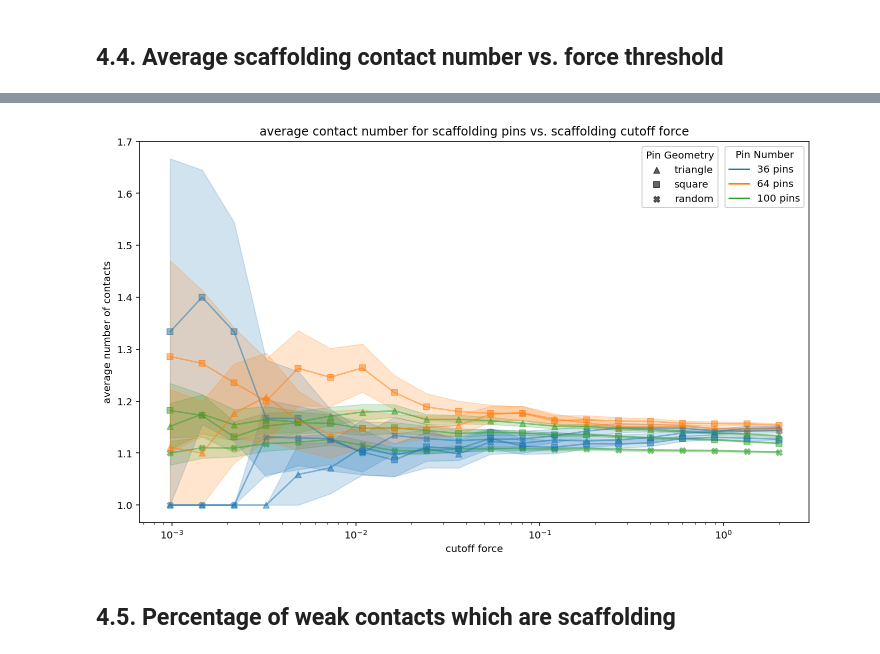
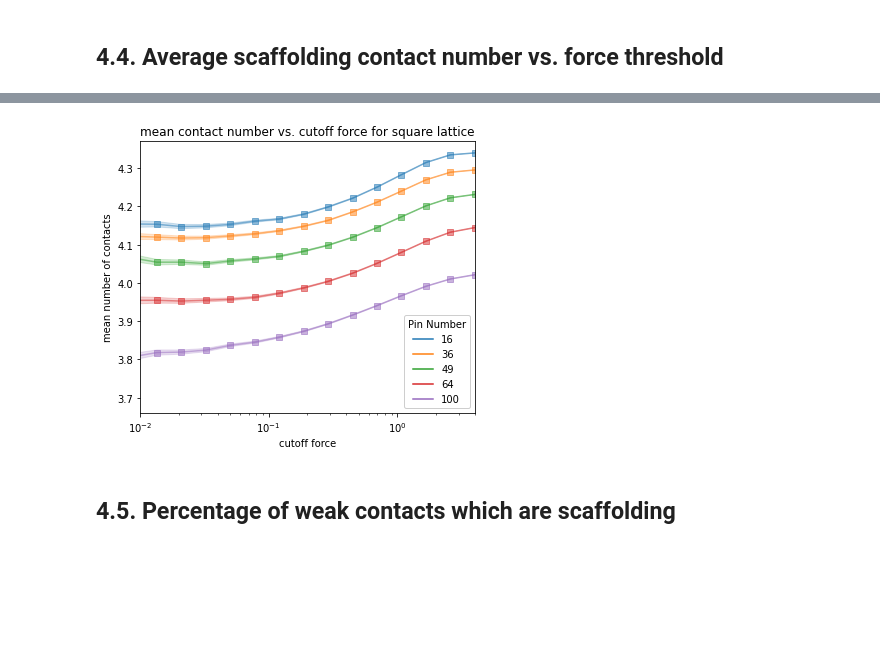
Before and after one commit to andyletzhang/SwatGrains, a Jupyter notebook: BondInfo_Analysis.ipynb, the cells around one changed output, grey strips where cells are left out. Drawn from its saved outputs; the diff is of its cells as text; code cells hidden in the pictures; blank space fills up the shorter version.

```diff
--- a/BondInfo_Analysis.ipynb
+++ b/BondInfo_Analysis.ipynb
@@ -161,7 +199,7 @@ def power_fit(xdata, coeff, power, intercept):
     return coeff*(xdata)**power+intercept
 
 upperCutoff=100
-contactParameters=pd.DataFrame()
+contactParameters=[]
 intercepts=[]
 plt.figure(figsize=(8,8))
 for colorCounter, file in enumerate(files):
@@ -183,7 +221,7 @@ for colorCounter, file in enumerate(files):
         g=np.sqrt(3)/2
     else:
         g=1
-    contactParameters=pd.concat([contactParameters, pd.DataFrame({'n_pins':fileData[1],'n_total':fileData[0],'lambda':fileData[-2]/fileData[-1],'alpha':np.pi*(1+1.4**2)/(2*g)*(fileData[-2]/fileData[-1])**2,'coeff': coeff, 'err1': perror[0], 'power': power, 'err2': perror[1], 'intercept': intercept, 'err3':perror[2], 'geo':file[:3]}, index=[file])], axis=0)
+    contactParameters.append(pd.DataFrame({'n_pins':fileData[1],'n_total':fileData[0],'lambda':fileData[-2]/fileData[-1],'alpha':np.pi*(1+1.4**2)/(2*g)*(fileData[-2]/fileData[-1])**2,'coeff': coeff, 'err1': perror[0], 'power': power, 'err2': perror[1], 'intercept': intercept, 'err3':perror[2], 'geo':file[:3]}, index=[file]))
     # Export delta z values to Pressures.txt file for plotting in Info_Analysis.ipynb
     #pressurePath=filenames[file].split('/')
     #pressurePath[-1]=pressurePath[-1].replace('BondInfo','Pressures')
@@ -191,6 +229,7 @@ for colorCounter, file in enumerate(files):
     #pressureData.drop('contacts', axis=1, inplace=True)
     #pressureData.to_csv('/'.join(pressurePath), sep=' ')
 
+contactParameters=pd.concat(contactParameters)
 plt.ylabel('mean contact number', fontsize=14)
 #plt.axvspan(0,upperCutoff, color='green', alpha=0.1) # highlight region being fitted
 plt.xlabel('$P*r_s^2$', fontsize=14)
@@ -208,7 +249,7 @@ def power_fit(xdata, coeff, power, intercept):
     return coeff*(xdata)**power+intercept
 
 upperCutoff=100
-contactParameters=pd.DataFrame()
+contactParameters=[]
 intercepts=[]
 plt.figure(figsize=(8,8))
 for colorCounter, file in enumerate(files):
@@ -232,14 +273,14 @@ for colorCounter, file in enumerate(files):
         g=np.sqrt(3)/2
     else:
         g=1
-    contactParameters=pd.concat([contactParameters, pd.DataFrame({'n_pins':fileData[1],'n_total':fileData[0],'lambda':fileData[-2]/fileData[-1],'alpha':np.pi*(1+1.4**2)/(2*g)*(fileData[-2]/fileData[-1])**2,'coeff': coeff, 'err1': perror[0], 'power': power, 'err2': perror[1], 'intercept': intercept, 'err3':perror[2], 'geo':file[:3]}, index=[file])], axis=0)
+    contactParameters.append(pd.DataFrame({'n_pins':fileData[1],'n_total':fileData[0],'lambda':fileData[-2]/fileData[-1],'alpha':np.pi*(1+1.4**2)/(2*g)*(fileData[-2]/fileData[-1])**2,'coeff': coeff, 'err1': perror[0], 'power': power, 'err2': perror[1], 'intercept': intercept, 'err3':perror[2], 'geo':file[:3]}, index=[file]))
     # Export delta z values to Pressures.txt file for plotting in Info_Analysis.ipynb
     #pressurePath=filenames[file].split('/')
     #pressurePath[-1]=pressurePath[-1].replace('BondInfo','Pressures')
     #pressureData['delta_z']=pressureData['contacts']-intercept
     #pressureData.drop('contacts', axis=1, inplace=True)
     #pressureData.to_csv('/'.join(pressurePath), sep=' ')
-
+contactParameters=pd.concat(contactParameters)
 plt.ylabel('mean contact number', fontsize=14)
 #plt.axvspan(0,upperCutoff, color='green', alpha=0.1) # highlight region being fitted
 plt.xlabel('$P*r_s^2$', fontsize=14)
@@ -998,8 +1098,8 @@ for file in files:
 # %% [markdown]
 ## 4.2. Aggregated weak particle-pin bar plots
 # %%
-allDF = pd.DataFrame()
-weakDF = pd.DataFrame()
+allDF = []
+weakDF = []
 for file in files:
     contactsDict={file:sort_particles(dataDict[file]).groupby(['x','y','trialName']).size().reset_index(name='contacts') for file in (files)} # dataframe of particle coordinates, with contact number and trial labeled
     contactsDict[file].set_index(['trialName','x','y'], inplace=True)
@@ -1009,8 +1109,8 @@ for file in files:
     allPins=dataDict[file][(dataDict[file].bondType>=3)][['x1','y1','x2','y2','normalizedForce']].copy()
     allPins['contactsParticle']=allPins.apply(lambda x: contactsDict[file].loc[x.name[0],x['x2'],x['y2']]['contacts'], axis=1)
     allPins['contactsPin']=allPins.apply(lambda x: contactsDict[file].loc[x.name[0],x['x1'],x['y1']]['contacts'], axis=1)
-    allDF = pd.concat([allDF,allPins[['contactsParticle', 'contactsPin']]])
-    weakDF = pd.concat([weakDF,weakPins[['contactsParticle','contactsPin']]])
+    allDF = pd.append(allPins[['contactsParticle', 'contactsPin']])
+    weakDF = pd.append(weakDF,weakPins[['contactsParticle','contactsPin']])
 # %%
 fig, (axAll, axWeak) = plt.subplots(1,2, figsize=(12,4))
 for ax, data in [(axAll, allDF), (axWeak, weakDF)]:
@@ -1067,40 +1175,50 @@ imageio.mimwrite('plots/bucklers/bucklers_animated-{}-.gif'.format(file), image_
 # %% [markdown]
 ## 4.4. Average scaffolding contact number vs. force threshold
 # %%
+from matplotlib.lines import Line2D
+pin_densities = np.unique([int(file.split('_')[0][3:]) for file in files])
+print(pin_densities)
+counter=0
+plt.figure(figsize=(6,5))
 for fileDF in weakPinDF.groupby('file'):
-    if fileDF[0][0:3]=='squ':
-        marker='s'
-    elif fileDF[0][0:3]=='tri':
-        marker='^'
-    elif fileDF[0][0:3]=='ran':
-        marker='X'
-    if int(fileDF[0][3:5])==10:
-        color='C2'
-    elif int(fileDF[0][3:5])==36:
-        color='C0'
-    elif int(fileDF[0][3:5])==64:
-        color='C1'
-    plt.scatter(fileDF[1]['cutoff'],fileDF[1]['avgPin'], alpha=0.5, marker=marker, color=color)
-    plt.plot(fileDF[1]['cutoff'],fileDF[1]['avgPin'], color=color, alpha=0.5)
-    plt.fill_between(fileDF[1]['cutoff'],y1=fileDF[1]['avgPin']+fileDF[1]['pinErr'],y2=fileDF[1]['avgPin']-fileDF[1]['pinErr'], color=color, alpha=0.2)
+    if True:
+        color = 'C{}'.format(np.where(pin_densities==int(fileDF[0].split('_')[0][3:]))[0][0])
+        if fileDF[0][0:3]=='squ':
+            marker='s'
+        elif fileDF[0][0:3]=='tri':
+            marker='^'
+        elif fileDF[0][0:3]=='ran':
+            marker='X'
+        elif fileDF[0][0:3]=='non':
+            print(fileDF[0])
+            marker='d'
+            counter+=1
+            color = 'C{}'.format(counter)
+        plt.scatter(fileDF[1]['cutoff'],fileDF[1]['avgParticle'], alpha=0.5, marker=marker, color=color)
+        plt.plot(fileDF[1]['cutoff'],fileDF[1]['avgParticle'], color=color, alpha=0.5)
+        plt.fill_between(fileDF[1]['cutoff'],y1=fileDF[1]['avgParticle']+fileDF[1]['particleErr'],y2=fileDF[1]['avgParticle']-fileDF[1]['particleErr'], color=color, alpha=0.2)
 
-plt.title('average contact number for scaffolding pins vs. scaffolding cutoff force')
-plt.ylabel('average number of contacts')
+plt.title('mean contact number vs. cutoff force for square lattice')
+plt.ylabel('mean number of contacts')
 plt.xlabel('cutoff force')
 
-plt.scatter([],[], marker='^',c='k', alpha = 0.6, label='triangle')
-plt.scatter([],[], marker='s',c='k', alpha = 0.6, label = 'square')
-plt.scatter([],[], marker='X',c='k', alpha = 0.6, label='random')
+#plt.scatter([],[], marker='^',c='k', alpha = 0.6, label='triangle')
+#plt.scatter([],[], marker='s',c='k', alpha = 0.6, label = 'square')
+#plt.scatter([],[], marker='X',c='k', alpha = 0.6, label='random')
 
-PinLegend1 = plt.gca().legend(loc=(0.75,0.826),title='Pin Geometry',framealpha=0.95)
-plt.gca().add_artist(PinLegend1) # matplotlib also overwrites with the latest legend call by default, so we specify we want this one as-is
+#PinLegend1 = plt.gca().legend(loc=(0.75,0.826),title='Pin Geometry',framealpha=0.95)
+#plt.gca().add_artist(PinLegend1) # matplotlib also overwrites with the latest legend call by default, so we specify we want this one as-is
 
 # Line legend
 custom_lines1 = [Line2D([0], [0], color='C0'),
                 Line2D([0], [0], color='C1'),
-                Line2D([0], [0], color='C2'),]
-lineLegend = plt.gca().legend(custom_lines1,['36 pins', '64 pins', '100 pins'],loc='upper right',title='Pin Number',framealpha=0.95)
+                Line2D([0], [0], color='C2'),
+                Line2D([0], [0], color='C3'),
+                Line2D([0], [0], color='C4')]
+lineLegend = plt.gca().legend(custom_lines1,['16', '36', '49', '64','100'],loc='lower right',title = 'Pin Number',framealpha=0.95)
 plt.xscale('log')
+plt.xlim(1e-2, 4)
+plt.ylim(3.66,4.37)
 
-#plt.savefig('plots/avg_scaffolding_particle_z_vs_cutoff-july2020.png', dpi=300)
+plt.savefig('plots/presentation-scaffolding_particle_z_vs_cutoff.png', dpi=300)
 # %% [output]
@@ -1107,4 +1226,4 @@ plt.xscale('log')
-[figure, old version]
+[figure, new version]
 # %% [markdown]
 ## 4.5. Percentage of weak contacts which are scaffolding
 # %%
```
Also changed, not shown: parts of 56 cells of this notebook, 3 other files.
